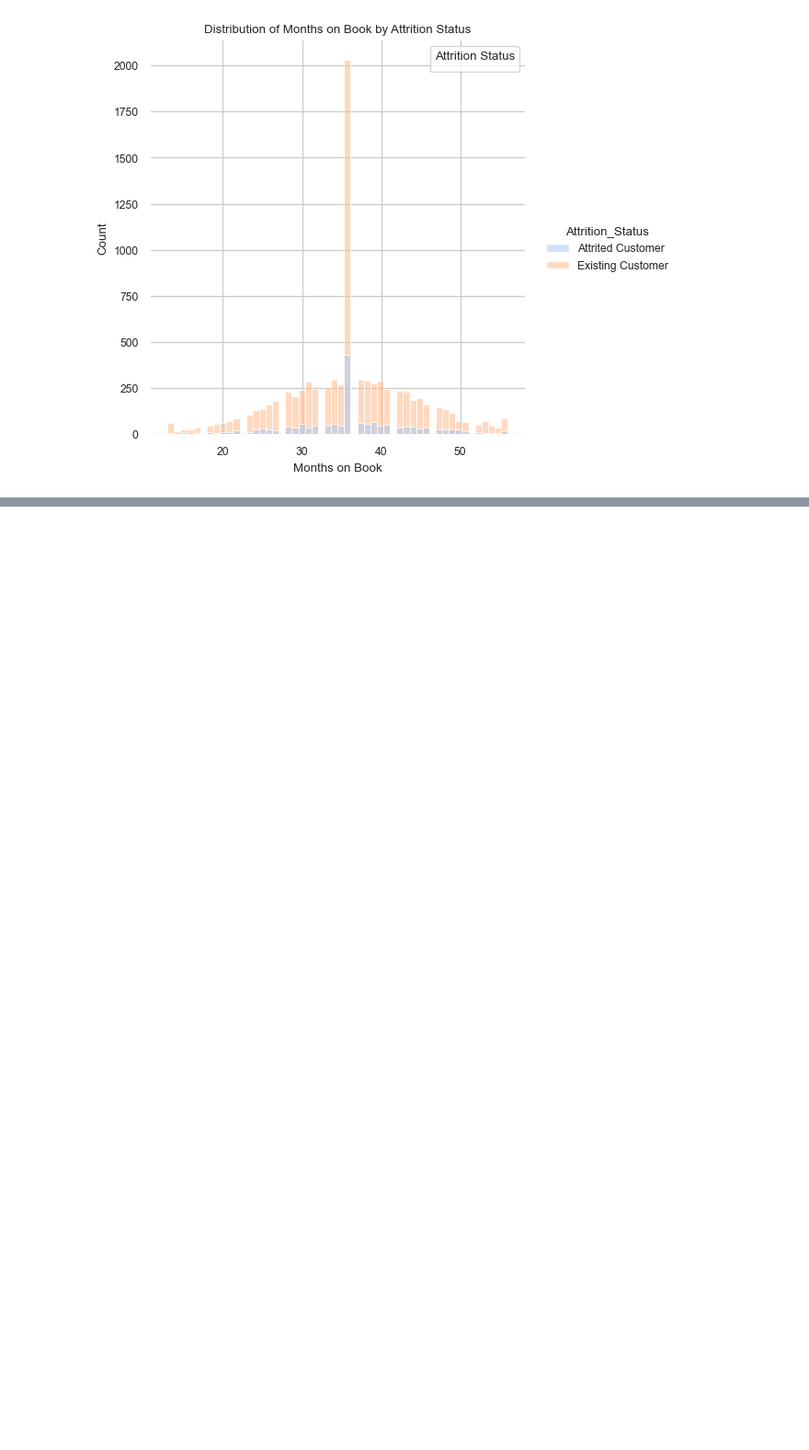
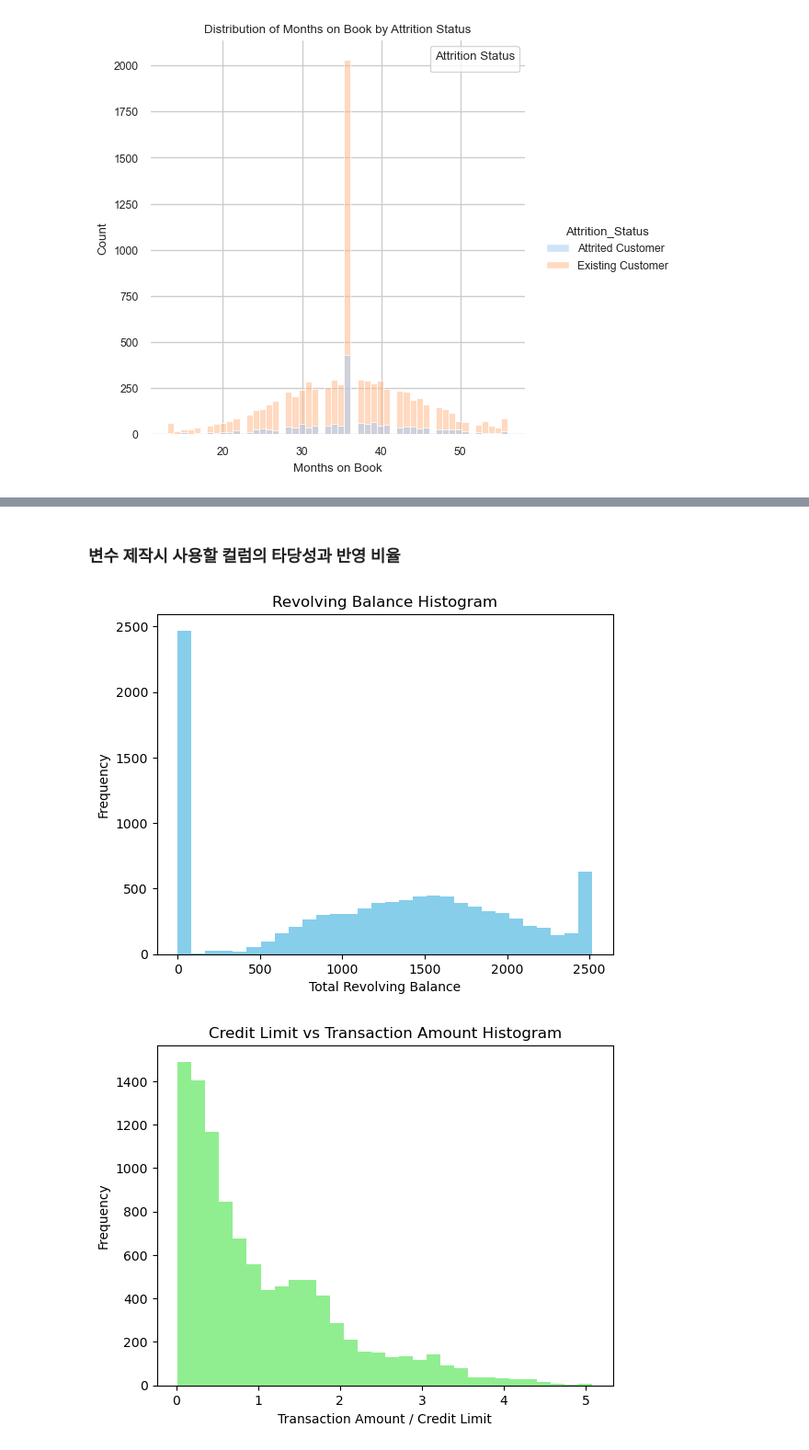
Before and after one commit to myhappydays/Programmers-Data-Analysis-2nd, a Jupyter notebook: Seokjun/Hypothesis_Test.ipynb, the cells around one changed output, grey strips where cells are left out. Shown at 92% size. Cells and saved outputs as stored; diff of their text form; code cells hidden in the pictures; blank space fills up the shorter version.

```diff
--- a/Seokjun/Hypothesis_Test.ipynb
+++ b/Seokjun/Hypothesis_Test.ipynb
@@ -119,0 +153,41 @@ No artists with labels found to put in legend.  Note that artists whose label st
+# %% [markdown]
+### 변수 제작시 사용할 컬럼의 타당성과 반영 비율
+# %%
+# Spending_Habit
+
+# 리볼빙 잔액이 많으면 감점요인
+# - Total_Revolving_bal 히스토그램
+plt.hist(df['Total_Revolving_Bal'], bins=30, color='skyblue')
+plt.title('Revolving Balance Histogram')
+plt.xlabel('Total Revolving Balance')
+plt.ylabel('Frequency')
+plt.show()
+
+# 신용 한도 대비 거래 금액이 많으면 감점요인
+# - Credit_Limit대비 Total_Trans_Amt 히스토그램
+ratio = df['Total_Trans_Amt'] / df['Credit_Limit']
+plt.hist(ratio, bins=30, color='lightgreen')
+plt.title('Credit Limit vs Transaction Amount Histogram')
+plt.xlabel('Transaction Amount / Credit Limit')
+plt.ylabel('Frequency')
+plt.show()
+
+# 4분기 총 거래 건수 대비 1분기의 비율이 많거나 적으면 -> 소비 금액이 불규칙하면 감점요인
+# - Total_Ct_Chng_Q4_Q1 히스토그램
+plt.hist(df['Total_Ct_Chng_Q4_Q1'], bins=30, color='lightcoral')
+plt.title('Transaction Change Q4/Q1 Histogram')
+plt.xlabel('Total Ct Chng Q4/Q1')
+plt.ylabel('Frequency')
+plt.show()
+
+# 나이가 어리면서 거래 건수 대비 거래 금액이 높으면 감점요인
+# - Customer_Age대비 Total_Trans_Amt / Total_Trans_Ct 히스토그램
+ratio = df['Total_Trans_Amt'] / df['Total_Trans_Ct'] / df['Customer_Age']
+plt.hist(ratio, bins=30, color='gold')
+plt.title('Age vs Transaction Ratio Histogram')
+plt.xlabel('Transaction Amount / Transaction Count / Age')
+plt.ylabel('Frequency')
+plt.show()
+# %% [output]
+[figure, added]
+[figure, added]
```
Also changed, not shown: parts of 8 cells of this notebook.
